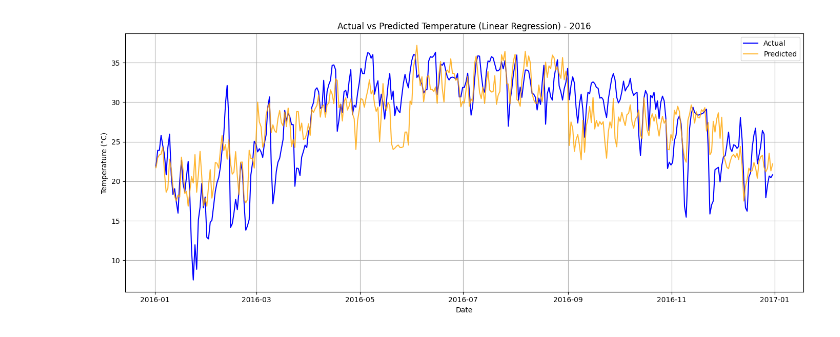
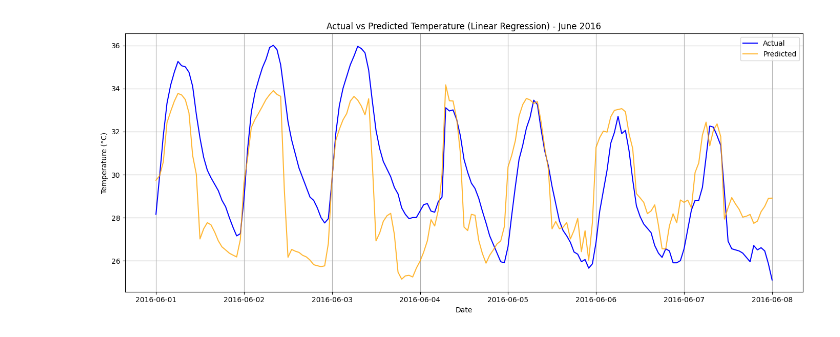
Before and after one commit to hieuDV-IT1-HUST/WeatherForecastML-DM, a Jupyter notebook: notebooks/models/LinearRegression.ipynb, the cells around one changed output. Cells and saved outputs as stored; diff of their text form; code cells hidden in the pictures.

Commit message:
switch to hourly data

```diff
--- a/notebooks/models/LinearRegression.ipynb
+++ b/notebooks/models/LinearRegression.ipynb
@@ -137,37 +141,33 @@ Test Set Evaluation:
 # %%
-import matplotlib.pyplot as plt
-import numpy as np
-import pandas as pd
-
 # Đọc dữ liệu và chuyển đổi cột date
-test_df = pd.read_csv(f"{TRAINED_DATA}/{METHOD}/temperature_2m_max/test_df.csv", parse_dates=["date"])
-model_predictions = pd.read_csv(f"{DATA}/scores&predictions/{METHOD}/temperature_2m_max/model_predictions.csv")
+test_df = pd.read_csv(f"{TRAINED_DATA}/{METHOD}/temperature_2m/test_df.csv", parse_dates=["date"])
+model_predictions = pd.read_csv(f"{DATA}/scores&predictions/{METHOD}/temperature_2m/model_predictions.csv")
 
 # Kiểm tra điều kiện: actual == temperature_2m_max
-matching = model_predictions["actual"].values == test_df["temperature_2m_max"].values
+matching = model_predictions["actual"].values == test_df["temperature_2m"].values
 
 # Gán cột 'date' từ test_df nếu giá trị actual khớp
 model_predictions["date"] = np.where(
     matching,
     test_df["date"].values,  # nếu khớp, lấy ngày
     pd.NaT                   # nếu không khớp, để giá trị thời gian trống
 )
 model_predictions["date"] = pd.to_datetime(model_predictions["date"], errors="coerce")
 
 # Lọc khoảng thời gian từ 01/01/2016 đến 31/12/2016
-mask = (model_predictions["date"] >= "2016-01-01") & (model_predictions["date"] <= "2016-12-31")
+mask = (model_predictions["date"] >= "2016-06-01") & (model_predictions["date"] <= "2016-06-08")
 subset_df = model_predictions[mask]
 
 # Vẽ biểu đồ
 plt.figure(figsize=(14, 6))
 plt.plot(subset_df["date"], subset_df["actual"], label="Actual", color="blue")
 plt.plot(subset_df["date"], subset_df["LinearRegression(LR)_pred"], label="Predicted", color="orange", alpha=0.8)
-plt.title("Actual vs Predicted Temperature (Linear Regression) - 2016")
+plt.title("Actual vs Predicted Temperature (Linear Regression) - June 2016")
 plt.xlabel("Date")
 plt.ylabel("Temperature (°C)")
 plt.legend()
 plt.tight_layout()
 plt.grid(True)
 plt.show()
 # %% [output]
-[figure, old version]
+[figure, new version]
```
Also changed, not shown: parts of 7 cells of this notebook, 10 other files.
